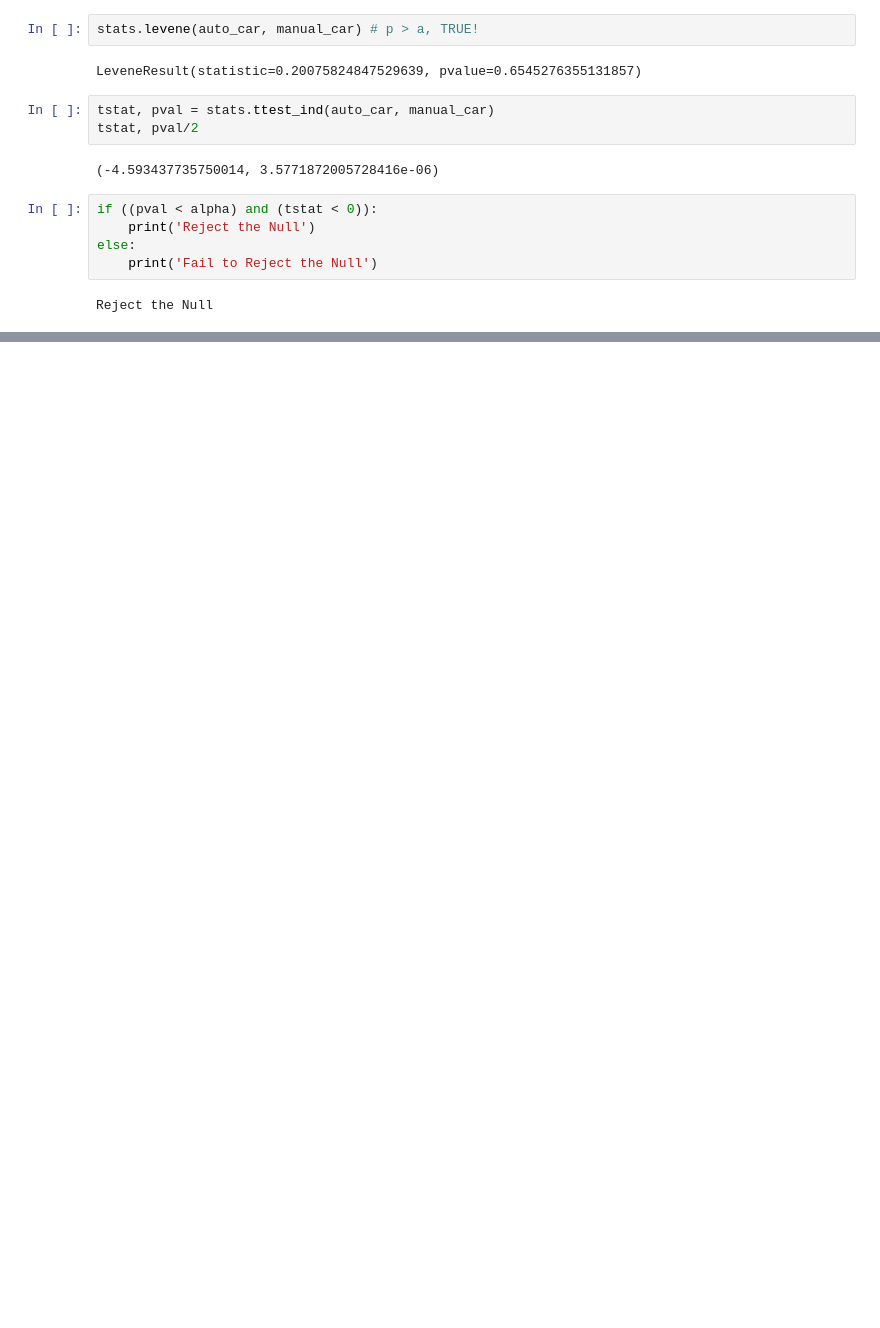
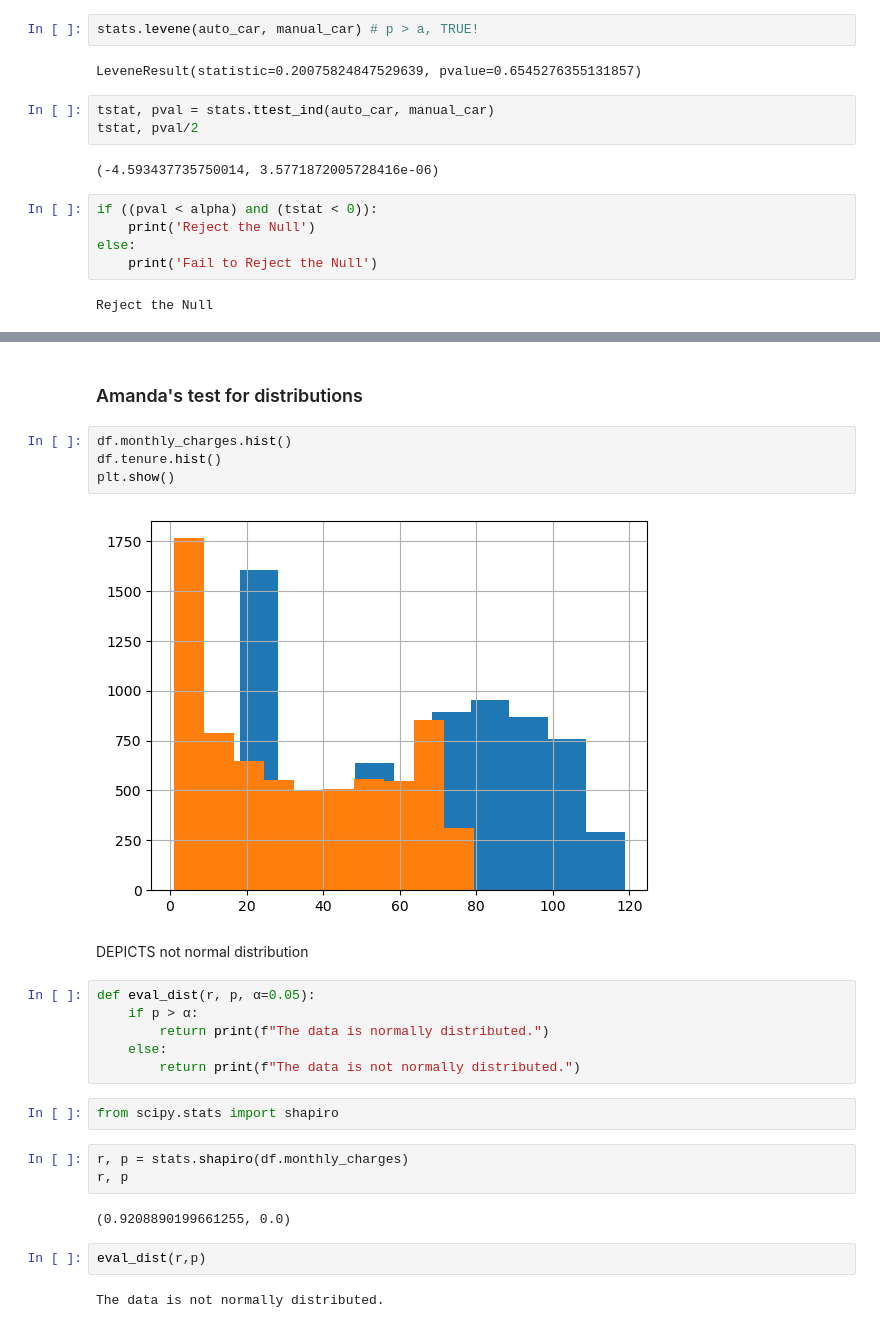
Before and after one commit to lewisalexia/simulation_exercises, a Jupyter notebook: hypothesis_testing.ipynb, the cells around one changed output, grey strips where cells are left out. Cells and saved outputs as stored; diff of their text form; blank space fills up the shorter version.

```diff
--- a/hypothesis_testing.ipynb
+++ b/hypothesis_testing.ipynb
@@ -390,0 +504,27 @@ Reject the Null
+# %% [markdown]
+### Amanda's test for distributions
+# %%
+df.monthly_charges.hist()
+df.tenure.hist()
+plt.show()
+# %% [output]
+[figure, added]
+# %% [markdown]
+DEPICTS not normal distribution
+# %%
+def eval_dist(r, p, α=0.05):
+    if p > α:
+        return print(f"The data is normally distributed.")
+    else:
+        return print(f"The data is not normally distributed.")
+# %%
+from scipy.stats import shapiro
+# %%
+r, p = stats.shapiro(df.monthly_charges)
+r, p
+# %% [output]
+(0.9208890199661255, 0.0)
+# %%
+eval_dist(r,p)
+# %% [output]
+The data is not normally distributed.
```
Also changed, not shown: parts of 113 cells of this notebook.
